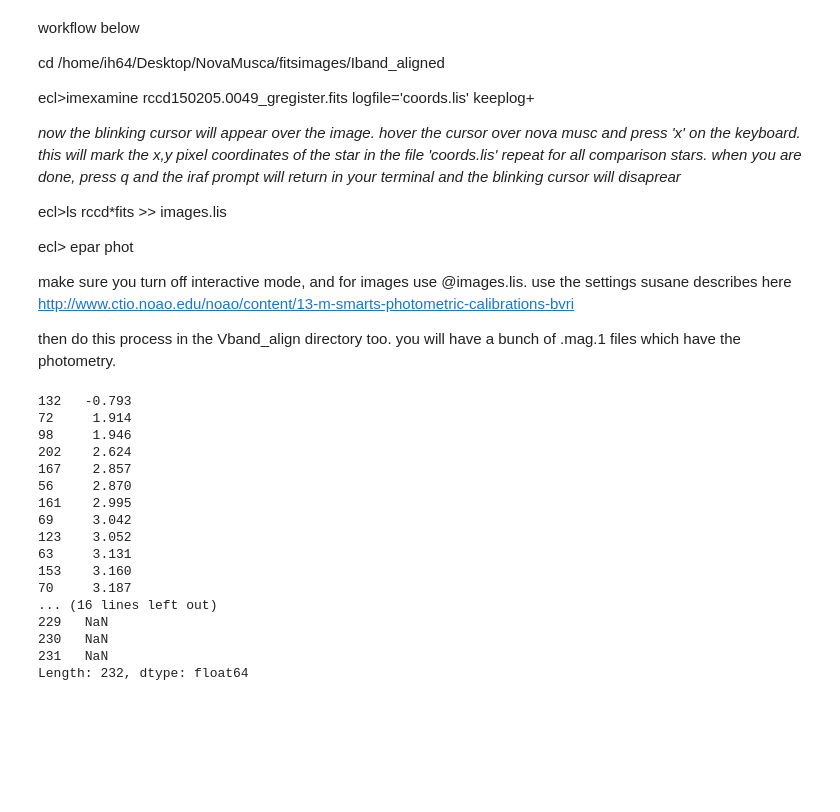
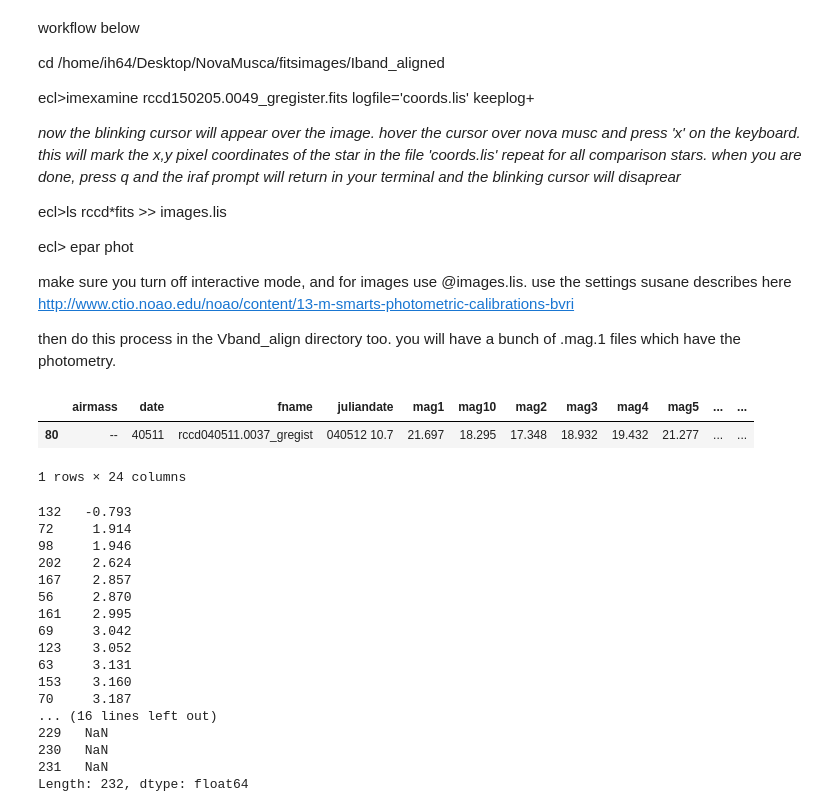
Before and after one commit to ih64/NovaMusca, a Jupyter notebook: NovaMuscaCalibration.v3.ipynb, the cells around one changed output. Saved outputs shown, nothing was run; the diff lists cells and outputs as text; code cells hidden in the pictures; blank space fills up the shorter version.

```diff
--- a/NovaMuscaCalibration.v3.ipynb
+++ b/NovaMuscaCalibration.v3.ipynb
@@ -341,0 +347,7 @@ photITable.to_pickle('photITable')
+# %%
+#notice a weird value for the julian date snuck in. the header must have not written correctly
+photITable[photITable['juliandate']=='040512  10.7']
+# %% [output]
+|  | airmass | date | fname | juliandate | mag1 | mag10 | mag2 | mag3 | mag4 | mag5 | ... | ... |
+| 80 | -- | 40511 | rccd040511.0037_gregist | 040512 10.7 | 21.697 | 18.295 | 17.348 | 18.932 | 19.432 | 21.277 | ... | ... |
+1 rows × 24 columns
```
Also changed, not shown: parts of 19 cells of this notebook, 4 other files.
